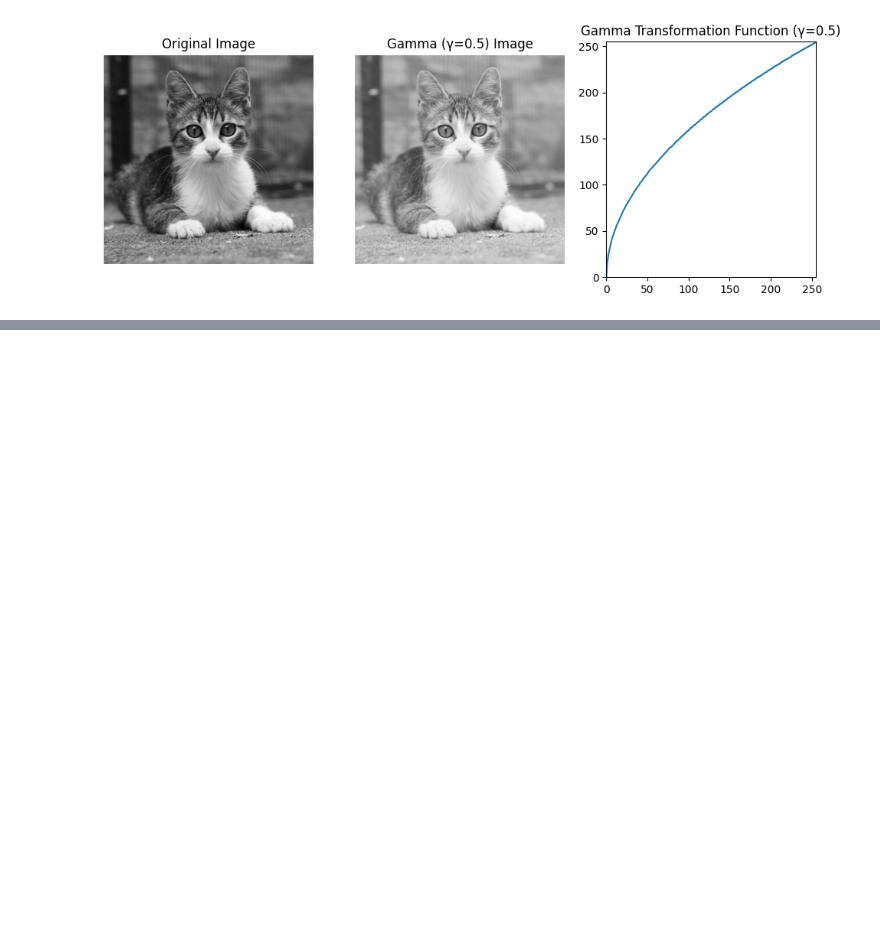
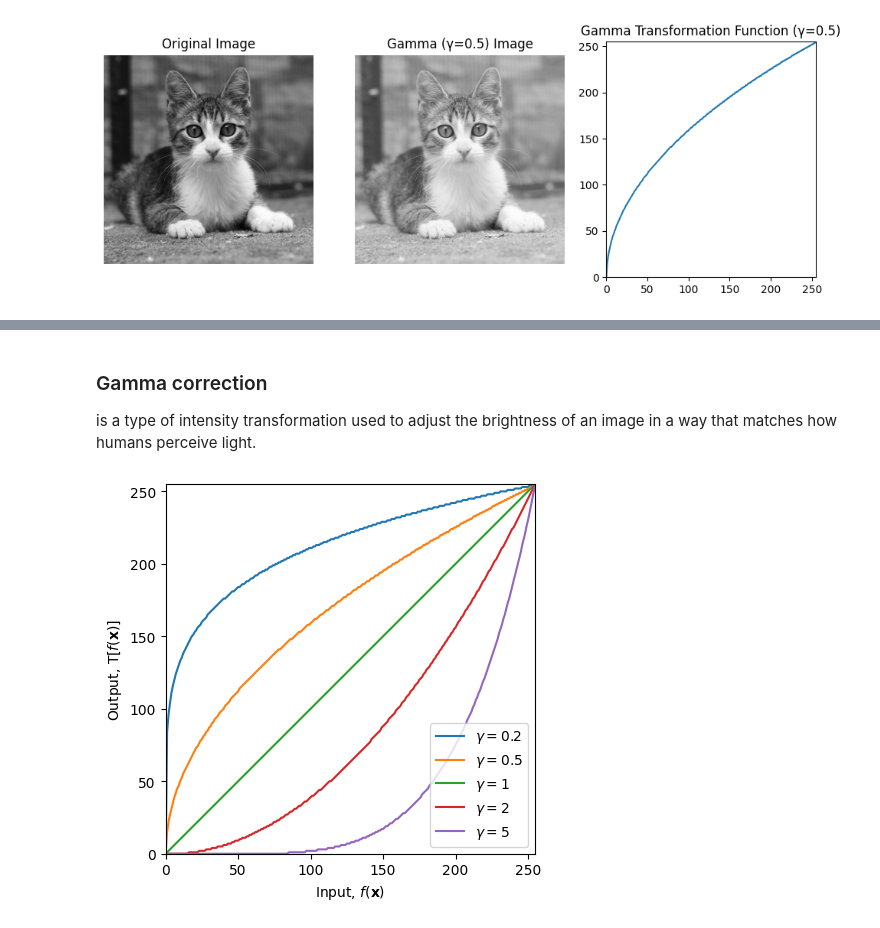
Before and after one commit to NadhaIrshad/In22-S5-EN3160---Image-Processing-and-Machine-Vision, a Jupyter notebook: Point_Operations.ipynb, the cells around one changed output, grey strips where cells are left out. Drawn from its saved outputs; the diff is of its cells as text; code cells hidden in the pictures; blank space fills up the shorter version.

```diff
--- a/Point_Operations.ipynb
+++ b/Point_Operations.ipynb
@@ -342,0 +420,23 @@ plt.show()
+# %% [markdown]
+### Gamma correction
+is a type of intensity transformation used to adjust the brightness of an image in a way that matches how humans perceive light.
+# %%
+# Plots of Functions for Gamma Correction
+import numpy as np
+import matplotlib.pyplot as plt
+
+fig, ax = plt.subplots()
+gamma = [0.2, 0.5, 1, 2, 5]
+for g in gamma:
+    table = np.array([(i/255.0)**(g)*255.0 for i in np.arange(0,256)]).astype('uint8')
+    ax.plot(table, label=r'$\gamma = {g}$'.format(g=g))
+ax.legend(loc='best')
+ax.set_xlim(0,255)
+ax.set_ylim(0,255)
+ax.set_aspect('equal')
+ax.set_xlabel(r'Input, $f(\mathbf{x})$')
+ax.set_ylabel('Output, $\mathrm{T}[f(\mathbf{x})]$')
+plt.savefig('transform.png')
+plt.show()
+# %% [output]
+[figure, added]
```
Also changed, not shown: parts of 8 cells of this notebook.
